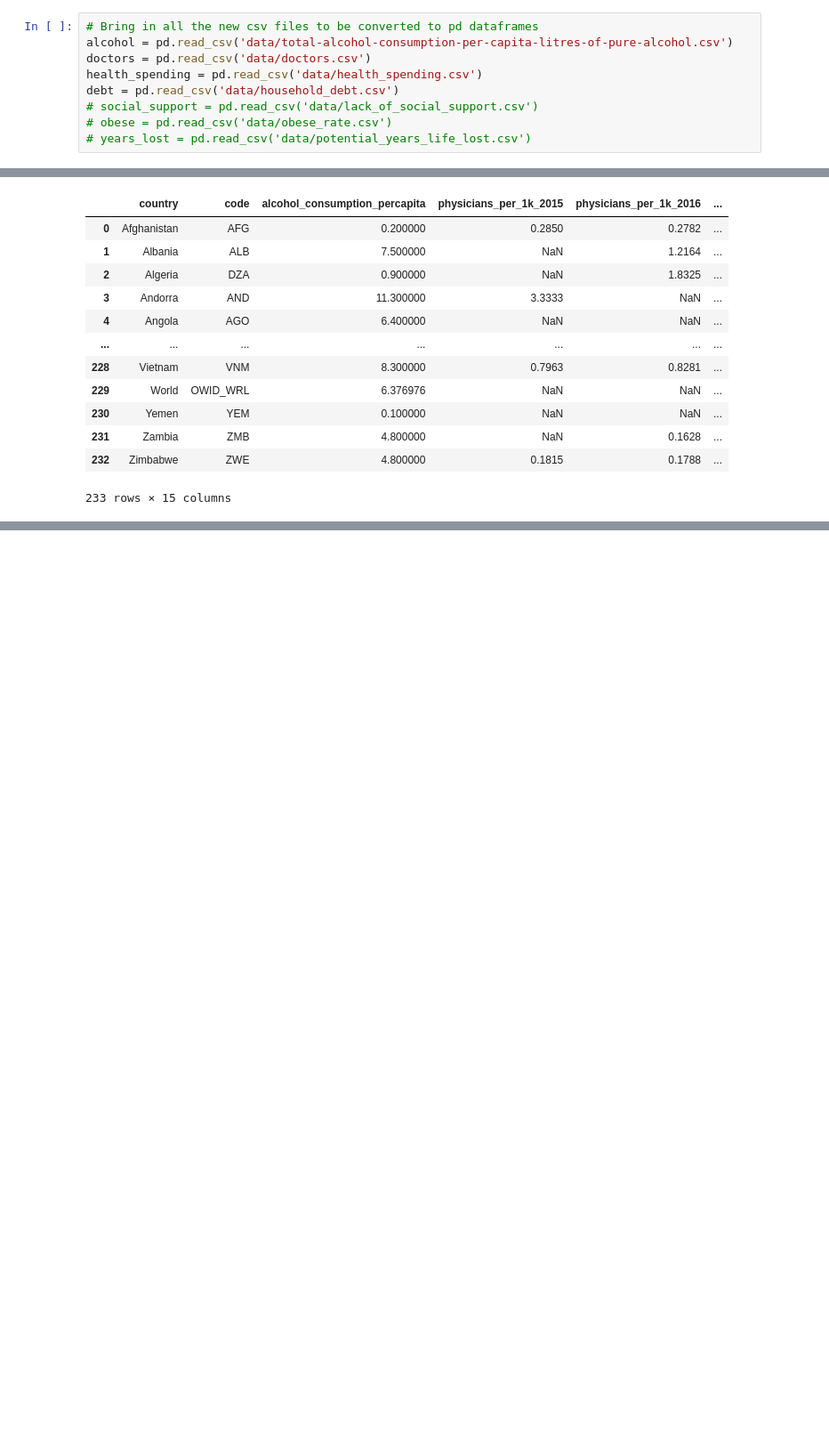
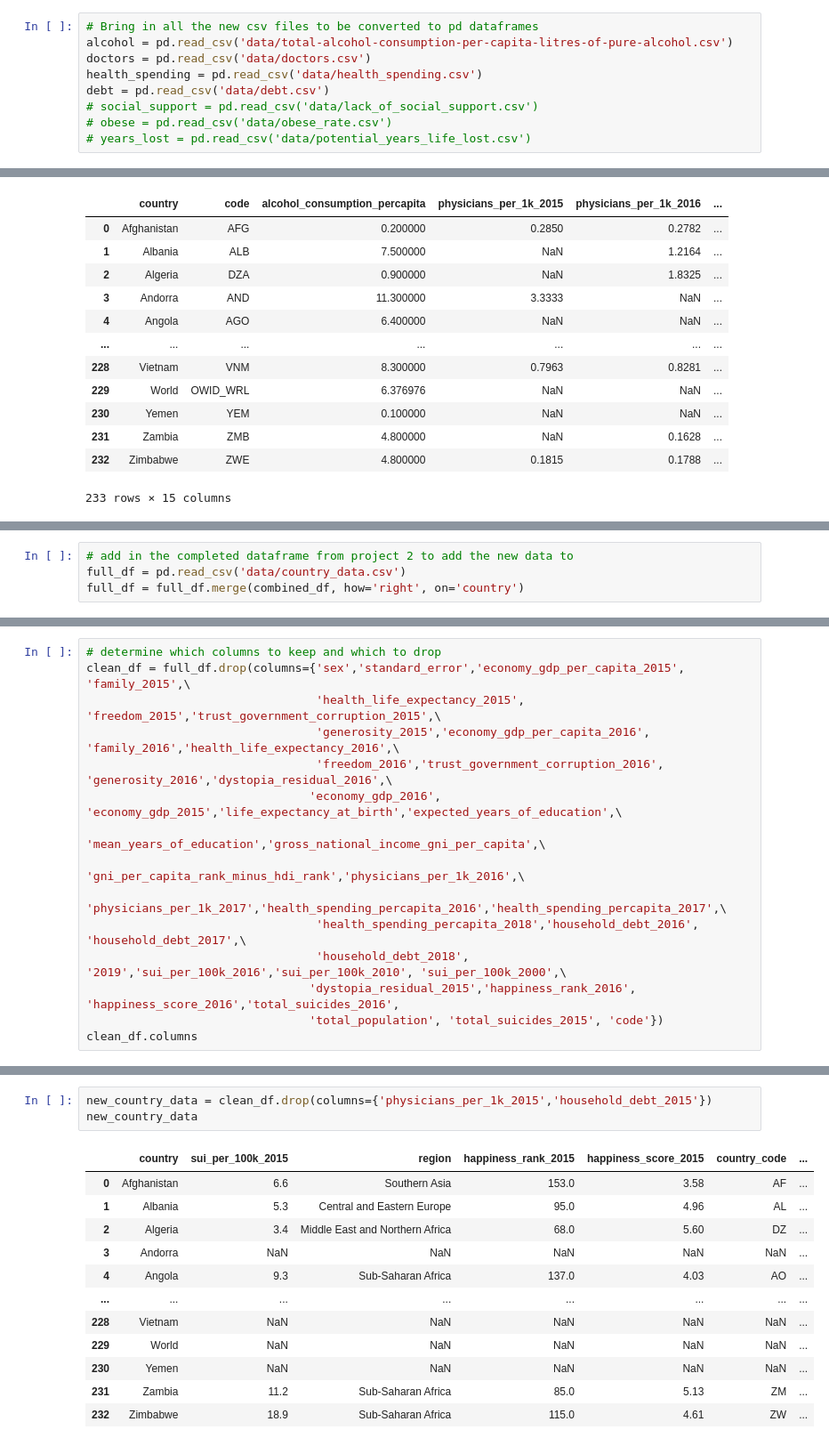
Before and after one commit to lake-walker/suicide_rate_analysis, a Jupyter notebook: data_cleaning_2.ipynb, the cells around one changed output, grey strips where cells are left out. Shown: that part at 89% size. Cells and saved outputs as stored; diff of their text form; blank space fills up the shorter version.

```diff
--- a/data_cleaning_2.ipynb
+++ b/data_cleaning_2.ipynb
@@ -6,7 +6,7 @@ import pandas as pd
 alcohol = pd.read_csv('data/total-alcohol-consumption-per-capita-litres-of-pure-alcohol.csv')
 doctors = pd.read_csv('data/doctors.csv')
 health_spending = pd.read_csv('data/health_spending.csv')
-debt = pd.read_csv('data/household_debt.csv')
+debt = pd.read_csv('data/debt.csv')
 # social_support = pd.read_csv('data/lack_of_social_support.csv')
 # obese = pd.read_csv('data/obese_rate.csv')
 # years_lost = pd.read_csv('data/potential_years_life_lost.csv')
@@ -97,0 +108,4 @@ combined_df
+# %%
+# add in the completed dataframe from project 2 to add the new data to
+full_df = pd.read_csv('data/country_data.csv')
+full_df = full_df.merge(combined_df, how='right', on='country')
@@ -97,0 +132,15 @@ combined_df
+# %%
+# determine which columns to keep and which to drop
+clean_df = full_df.drop(columns={'sex','standard_error','economy_gdp_per_capita_2015', 'family_2015',\
+                                 'health_life_expectancy_2015', 'freedom_2015','trust_government_corruption_2015',\
+                                 'generosity_2015','economy_gdp_per_capita_2016', 'family_2016','health_life_expectancy_2016',\
+                                 'freedom_2016','trust_government_corruption_2016', 'generosity_2016','dystopia_residual_2016',\
+                                'economy_gdp_2016', 'economy_gdp_2015','life_expectancy_at_birth','expected_years_of_education',\
+                                 'mean_years_of_education','gross_national_income_gni_per_capita',\
+                                 'gni_per_capita_rank_minus_hdi_rank','physicians_per_1k_2016',\
+                                 'physicians_per_1k_2017','health_spending_percapita_2016','health_spending_percapita_2017',\
+                                 'health_spending_percapita_2018','household_debt_2016', 'household_debt_2017',\
+                                 'household_debt_2018', '2019','sui_per_100k_2016','sui_per_100k_2010', 'sui_per_100k_2000',\
+                                'dystopia_residual_2015','happiness_rank_2016', 'happiness_score_2016','total_suicides_2016',
+                                'total_population', 'total_suicides_2015', 'code'})
+clean_df.columns
@@ -97,0 +154,16 @@ combined_df
+# %%
+new_country_data = clean_df.drop(columns={'physicians_per_1k_2015','household_debt_2015'})
+new_country_data
+# %% [output]
+|  | country | sui_per_100k_2015 | region | happiness_rank_2015 | happiness_score_2015 | country_code | ... |
+| 0 | Afghanistan | 6.6 | Southern Asia | 153.0 | 3.58 | AF | ... |
+| 1 | Albania | 5.3 | Central and Eastern Europe | 95.0 | 4.96 | AL | ... |
+| 2 | Algeria | 3.4 | Middle East and Northern Africa | 68.0 | 5.60 | DZ | ... |
+| 3 | Andorra | NaN | NaN | NaN | NaN | NaN | ... |
+| 4 | Angola | 9.3 | Sub-Saharan Africa | 137.0 | 4.03 | AO | ... |
+| ... | ... | ... | ... | ... | ... | ... | ... |
+| 228 | Vietnam | NaN | NaN | NaN | NaN | NaN | ... |
+| 229 | World | NaN | NaN | NaN | NaN | NaN | ... |
+| 230 | Yemen | NaN | NaN | NaN | NaN | NaN | ... |
+| 231 | Zambia | 11.2 | Sub-Saharan Africa | 85.0 | 5.13 | ZM | ... |
+| 232 | Zimbabwe | 18.9 | Sub-Saharan Africa | 115.0 | 4.61 | ZW | ... |
```
Also changed, not shown: parts of 12 cells of this notebook, 1 other file.
